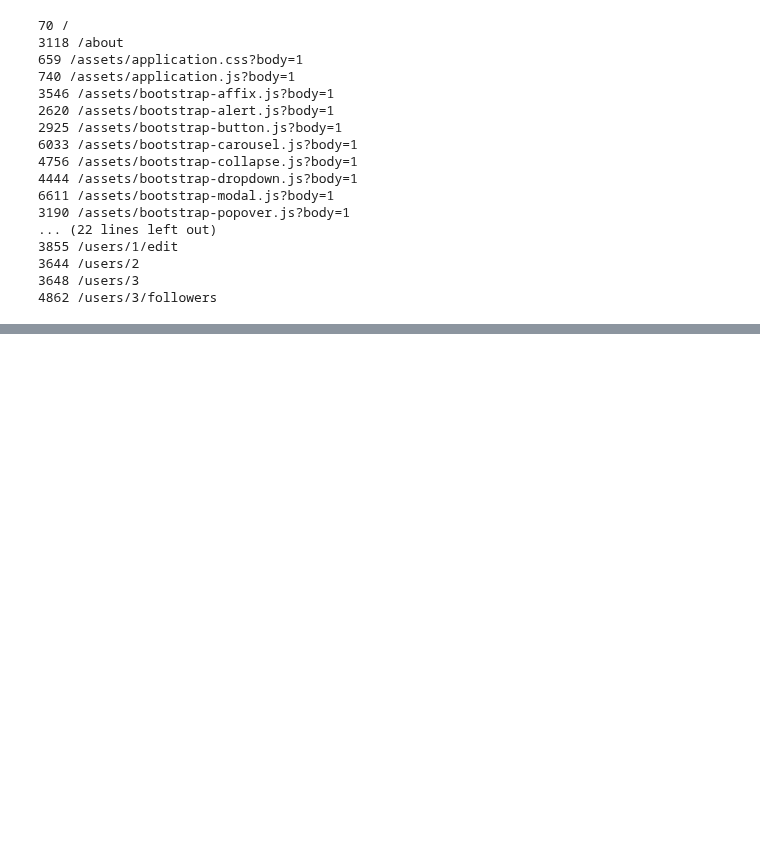
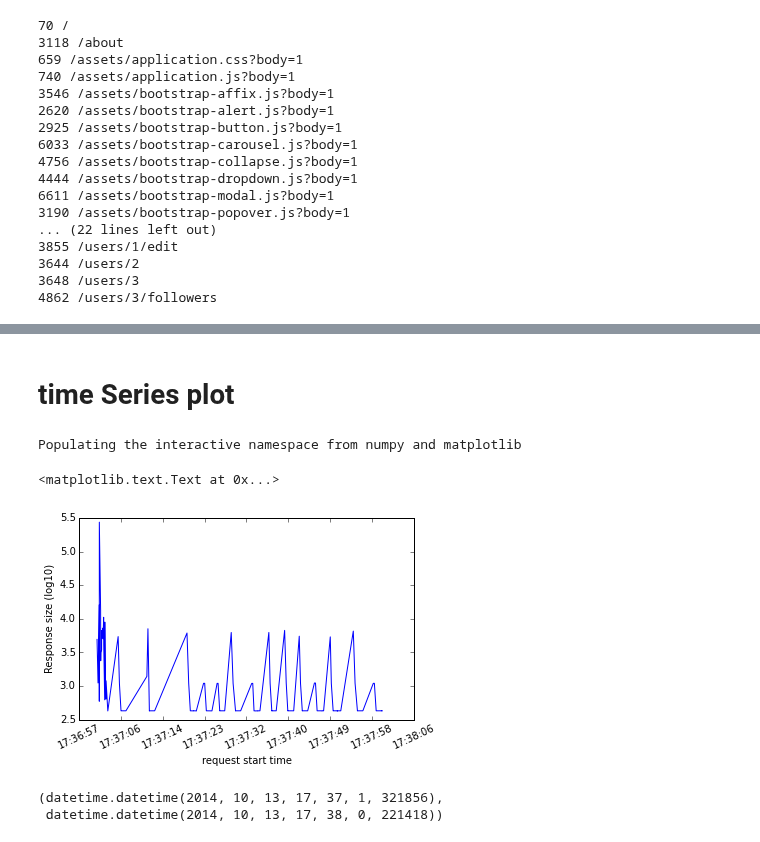
Before and after one commit to wangwf/Codes, a Jupyter notebook: dataLogs/mongodb.ipynb, the cells around one changed output, grey strips where cells are left out. Saved outputs shown, nothing was run; the diff lists cells and outputs as text; code cells hidden in the pictures; blank space fills up the shorter version.

```diff
--- a/dataLogs/mongodb.ipynb
+++ b/dataLogs/mongodb.ipynb
@@ -770,0 +782,53 @@ for doc in results.find():
+# %% [markdown]
+# time Series plot
+# %%
+%pylab inline
+import matplotlib.dates as md
+import matplotlib.pyplot as plt
+
+import math
+import numpy as np
+import datetime as dt
+import time
+
+#responseSize
+iter=logs.find({},{"_id":0, "size.response":1, "request.timestamp_start":1, "response.headers.timestamp_end":1})
+
+responseSize = []
+timeStamps   = []
+
+for item in iter:
+    responseSize.append( math.log10(item["size"]["response"] +1) )
+    timeStamps.append( item["response"]["headers"]["timestamp_end"] )
+    #timeStamps.append( item["request"]["timestamp_start"] )
+
+#sort two lists together
+timeStamps,responseSize= zip(*sorted(zip(timeStamps,responseSize)))
+# %% [output]
+Populating the interactive namespace from numpy and matplotlib
+# %%
+dt1= [ dt.datetime.fromtimestamp(ts) for ts in timeStamps]
+datenums=md.date2num(dt1)
+
+plt.clf()
+
+plt.subplots_adjust(bottom=0.2)
+plt.xticks(rotation=25)
+ax =plt.gca()
+xfmt = md.DateFormatter("%H:%M:%S") #'%Y-%m-%d %H%M:%S')
+ax.xaxis.set_major_formatter(xfmt)
+
+plt.plot(datenums,responseSize)
+plt.ylabel("Response size (log10)")
+plt.xlabel("request start time")
+#plt.show()
+# %% [output]
+<matplotlib.text.Text at 0x...>
+[figure, added]
+# %%
+#ds,de = dt.datetime.fromtimestamp(min(timeStamps)), dt.datetime.fromtimestamp(max(timeStamps))
+
+dt1[0],dt1[-1]
+# %% [output]
+(datetime.datetime(2014, 10, 13, 17, 37, 1, 321856),
+ datetime.datetime(2014, 10, 13, 17, 38, 0, 221418))
```
Also changed, not shown: parts of 20 cells of this notebook, 4 other files.
